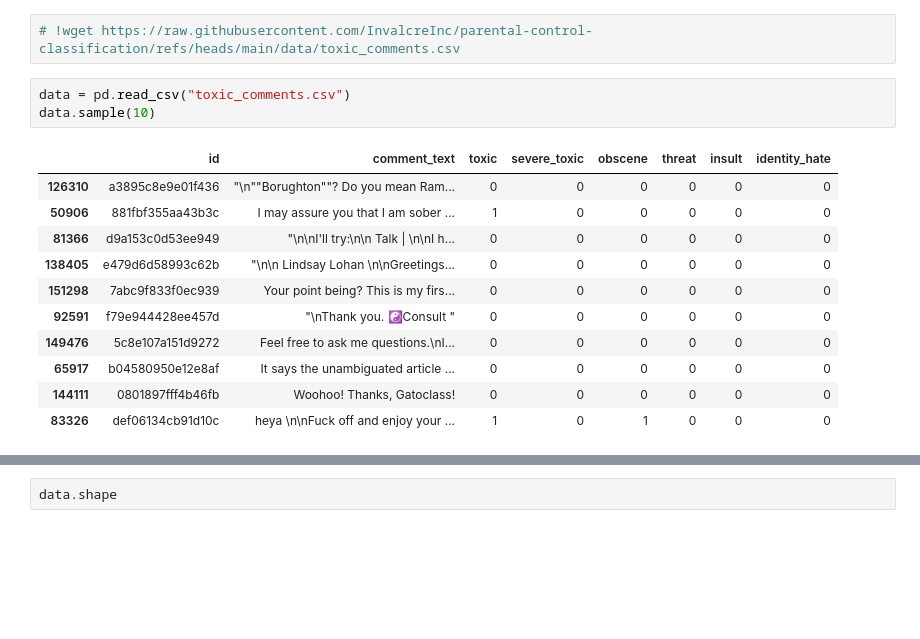
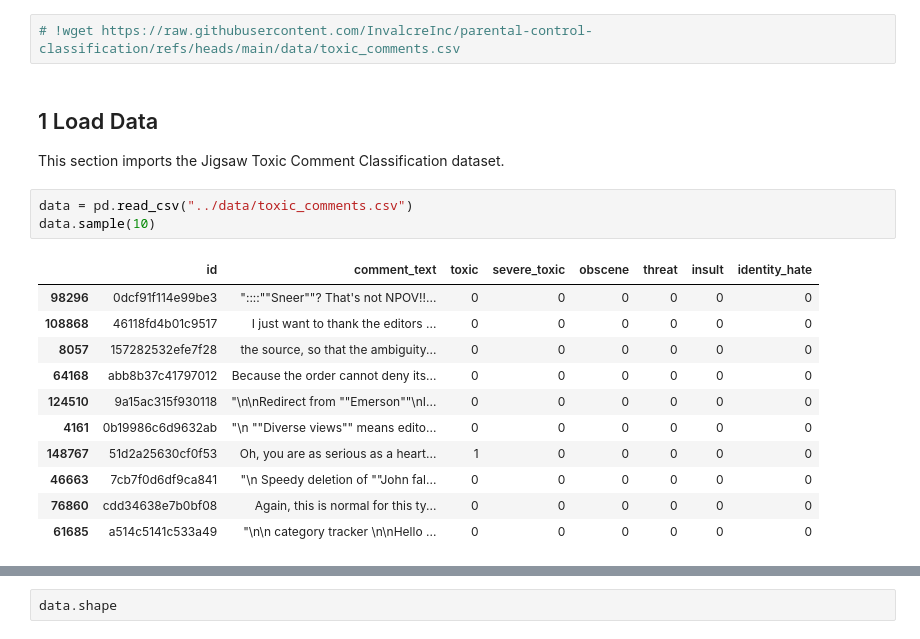
Before and after one commit to InvalcreInc/parental-control-classification, a Jupyter notebook: notebooks/nlp_data_engineering.ipynb, the cells around one changed output, grey strips where cells are left out. Drawn from its saved outputs; the diff is of its cells as text; blank space fills up the shorter version.

Commit message:
feat: comments

```diff
--- a/notebooks/nlp_data_engineering.ipynb
+++ b/notebooks/nlp_data_engineering.ipynb
@@ -12,18 +12,21 @@ import os
 sys.path.append(os.path.abspath(os.path.join('..')))
 # %%
 # !wget https://raw.githubusercontent.com/InvalcreInc/parental-control-classification/refs/heads/main/data/toxic_comments.csv
+# %% [markdown]
+## 1 Load Data
+This section imports the Jigsaw Toxic Comment Classification dataset.
 # %%
-data = pd.read_csv("toxic_comments.csv")
+data = pd.read_csv("../data/toxic_comments.csv")
 data.sample(10)
 # %% [output]
 |  | id | comment_text | toxic | severe_toxic | obscene | threat | insult | identity_hate |
-| 126310 | a3895c8e9e01f436 | "\n""Borughton""? Do you mean Ram... | 0 | 0 | 0 | 0 | 0 | 0 |
-| 50906 | 881fbf355aa43b3c | I may assure you that I am sober ... | 1 | 0 | 0 | 0 | 0 | 0 |
-| 81366 | d9a153c0d53ee949 | "\n\nI'll try:\n\n Talk | \n\nI h... | 0 | 0 | 0 | 0 | 0 | 0 |
-| 138405 | e479d6d58993c62b | "\n\n Lindsay Lohan \n\nGreetings... | 0 | 0 | 0 | 0 | 0 | 0 |
-| 151298 | 7abc9f833f0ec939 | Your point being? This is my firs... | 0 | 0 | 0 | 0 | 0 | 0 |
-| 92591 | f79e944428ee457d | "\nThank you. ☯Consult " | 0 | 0 | 0 | 0 | 0 | 0 |
-| 149476 | 5c8e107a151d9272 | Feel free to ask me questions.\nI... | 0 | 0 | 0 | 0 | 0 | 0 |
-| 65917 | b04580950e12e8af | It says the unambiguated article ... | 0 | 0 | 0 | 0 | 0 | 0 |
-| 144111 | 0801897fff4b46fb | Woohoo! Thanks, Gatoclass! | 0 | 0 | 0 | 0 | 0 | 0 |
-| 83326 | def06134cb91d10c | heya \n\nFuck off and enjoy your ... | 1 | 0 | 1 | 0 | 0 | 0 |
+| 98296 | 0dcf91f114e99be3 | "::::""Sneer""? That's not NPOV!!... | 0 | 0 | 0 | 0 | 0 | 0 |
+| 108868 | 46118fd4b01c9517 | I just want to thank the editors ... | 0 | 0 | 0 | 0 | 0 | 0 |
+| 8057 | 157282532efe7f28 | the source, so that the ambiguity... | 0 | 0 | 0 | 0 | 0 | 0 |
+| 64168 | abb8b37c41797012 | Because the order cannot deny its... | 0 | 0 | 0 | 0 | 0 | 0 |
+| 124510 | 9a15ac315f930118 | "\n\nRedirect from ""Emerson""\nI... | 0 | 0 | 0 | 0 | 0 | 0 |
+| 4161 | 0b19986c6d9632ab | "\n ""Diverse views"" means edito... | 0 | 0 | 0 | 0 | 0 | 0 |
+| 148767 | 51d2a25630cf0f53 | Oh, you are as serious as a heart... | 1 | 0 | 0 | 0 | 0 | 0 |
+| 46663 | 7cb7f0d6df9ca841 | "\n Speedy deletion of ""John fal... | 0 | 0 | 0 | 0 | 0 | 0 |
+| 76860 | cdd34638e7b0bf08 | Again, this is normal for this ty... | 0 | 0 | 0 | 0 | 0 | 0 |
+| 61685 | a514c5141c533a49 | "\n\n category tracker \n\nHello ... | 0 | 0 | 0 | 0 | 0 | 0 |
```
Also changed, not shown: parts of 18 cells of this notebook, 4 other files.
